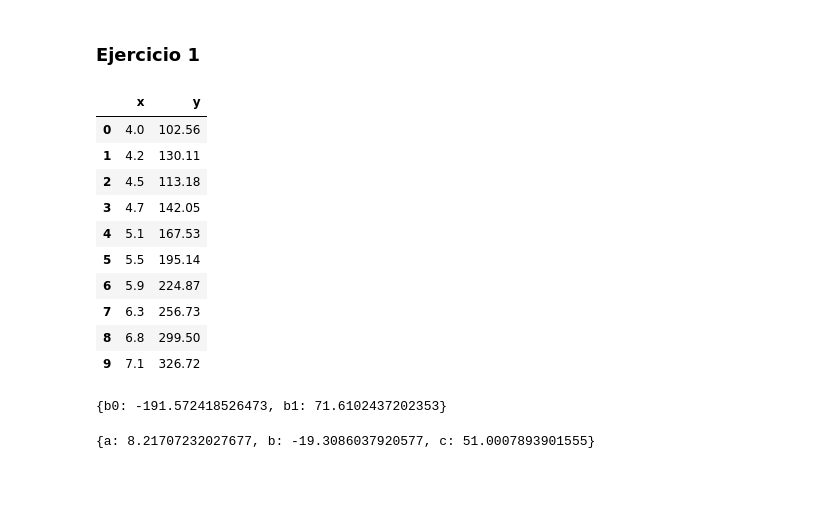
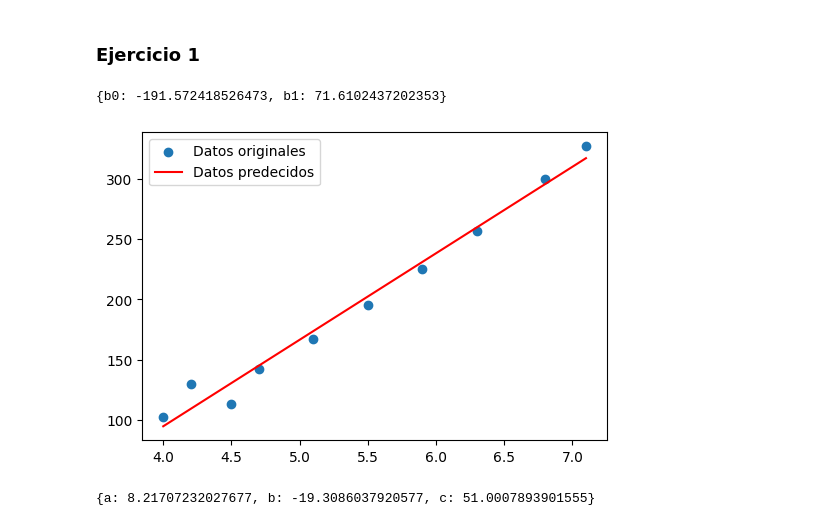
Before and after one commit to enriqueperez21/Universidad, a Jupyter notebook: MetodosN/bimestre2/tarea08/tarea08.ipynb, the cells around one changed output. Saved outputs shown, nothing was run; the diff lists cells and outputs as text; code cells hidden in the pictures; blank space fills up the shorter version.

```diff
--- a/MetodosN/bimestre2/tarea08/tarea08.ipynb
+++ b/MetodosN/bimestre2/tarea08/tarea08.ipynb
@@ -17,25 +14,19 @@ import funciones
 # Leer los datos de 1.csv para el ejercicio 1
 filename = './datos/1.csv'
 df1 = pd.read_csv(filename)
+x, y = df1['x'],df1['y']
+x_pred = np.linspace(x.min(),x.max(),100)
-# %%
-df1
-# %% [output]
-|  | x | y |
-| 0 | 4.0 | 102.56 |
-| 1 | 4.2 | 130.11 |
-| 2 | 4.5 | 113.18 |
-| 3 | 4.7 | 142.05 |
-| 4 | 5.1 | 167.53 |
-| 5 | 5.5 | 195.14 |
-| 6 | 5.9 | 224.87 |
-| 7 | 6.3 | 256.73 |
-| 8 | 6.8 | 299.50 |
-| 9 | 7.1 | 326.72 |
 # %%
 #a
-solution_grado2 = funciones.grado2(df1)
-solution_grado2
+solution_grado2, my_function = funciones.grado2(x, y)
+print(f'{solution_grado2}')
 # %% [output]
 {b0: -191.572418526473, b1: 71.6102437202353}
+# %%
+y_pred = my_function(x)
+funciones.plot_points_line(x, y , x, y_pred)
+del y_pred, my_function
+# %% [output]
+[figure, added]
 # %%
 #B
```
Also changed, not shown: parts of 29 cells of this notebook, 1 other file.
